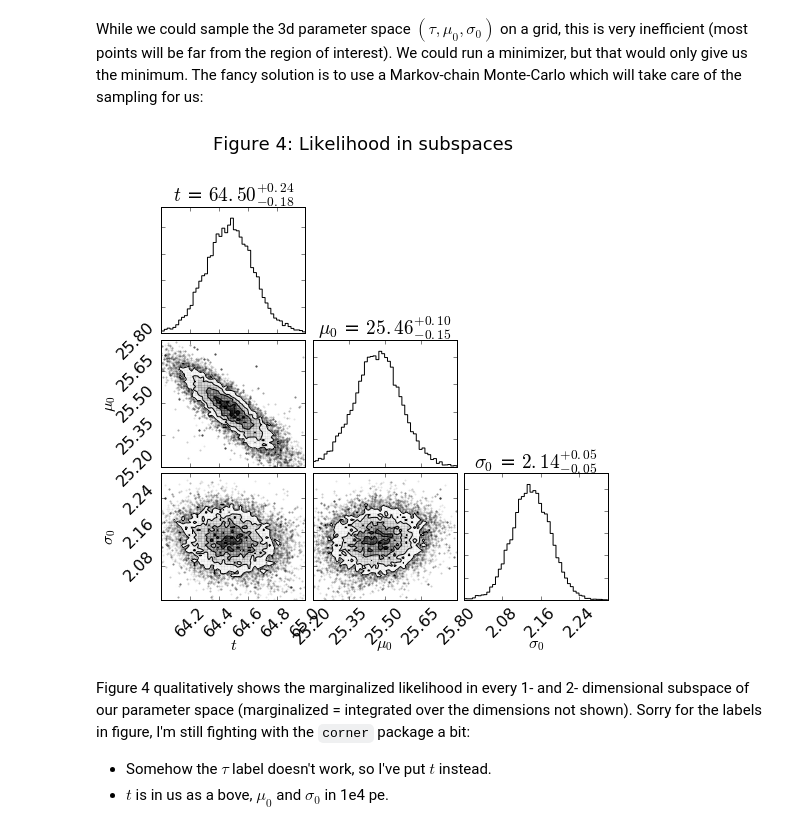
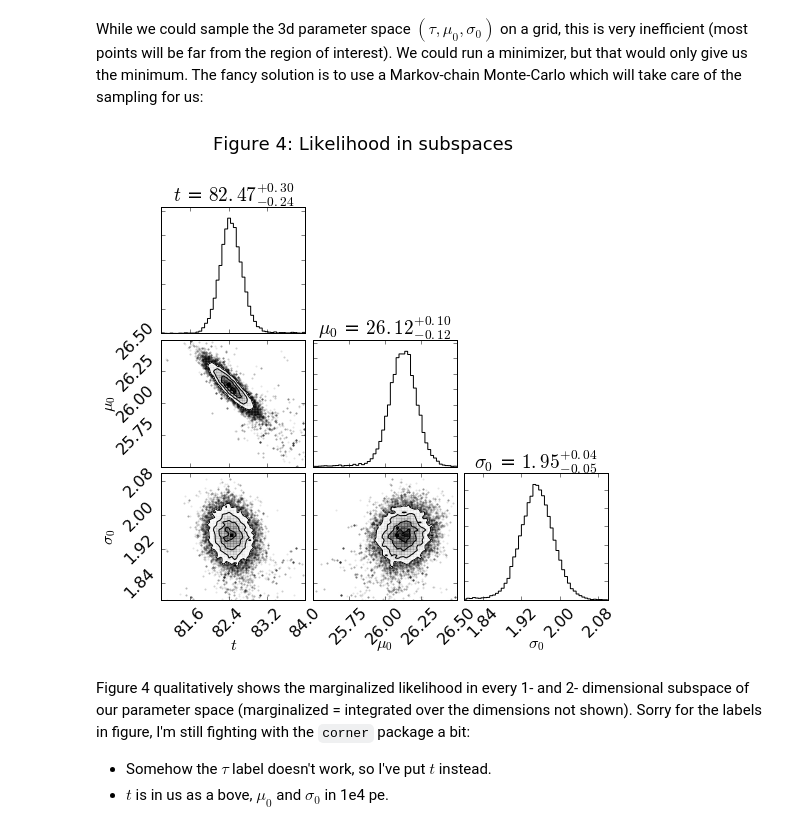
Before and after one commit to XENON1T/hax, a Jupyter notebook: examples/05_electron_lifetime.ipynb, the cells around one changed output. Drawn from its saved outputs; the diff is of its cells as text; code cells hidden in the pictures.

```diff
--- a/examples/05_electron_lifetime.ipynb
+++ b/examples/05_electron_lifetime.ipynb
@@ -55,5 +58,5 @@ class NewDriftTime(hax.minitrees.TreeMaker):
         return dict(drift_time_2=(s2.index_of_maximum - s1.index_of_maximum) * 10,
                     s2_width=s2.hit_time_std)
 
-data = hax.minitrees.load('xe100_111109_1121', ['Basics', NewDriftTime])
+data = hax.minitrees.load('xe100_111110_1127', ['Basics', NewDriftTime])
 # %% [output]
@@ -297,16 +303,16 @@ samples = sampler.chain[:, 50:, :].reshape((-1, n_params))
 # %%
 import corner
 labels = ['$t$', '$\mu_0$', '$\sigma_0$']
 
 corner.corner(samples,  labels=labels, bins=50,
               show_titles=True, #plot_contours=False,
-              range=((64, 65), (25.2, 25.8), (2, 2.3))    # Use range=0.95 or leave out if you don't know these
+              range=((81, 84), (25.5, 26.5), (1.8, 2.1))    # Use range=0.95 or leave out if you don't know these
              )
 plt.suptitle("Figure 4: Likelihood in subspaces", fontsize=18)
 plt.subplots_adjust(top=0.85)
 plt.show()
 # %% [output]
-[figure, old version]
+[figure, new version]
 # %% [markdown]
 Figure 4 qualitatively shows the marginalized likelihood in every 1- and 2- dimensional subspace of our parameter space (marginalized = integrated over the dimensions not shown). Sorry for the labels in figure, I'm still fighting with the `corner` package a bit:
   * Somehow the $\tau$ label doesn't work, so I've put $t$ instead.
```
Also changed, not shown: parts of 11 cells of this notebook, 12 other files.
